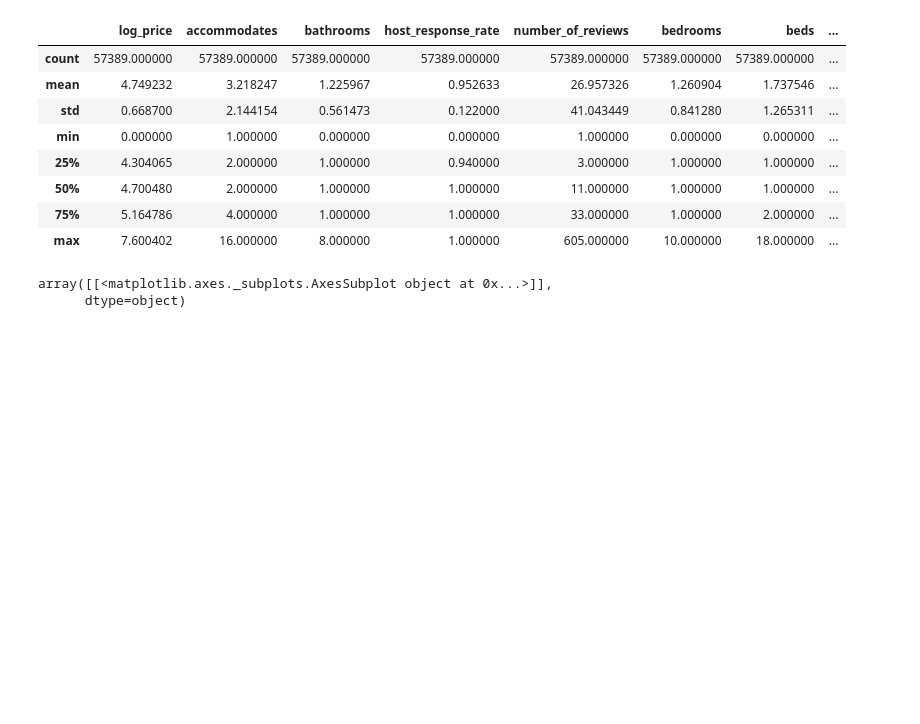
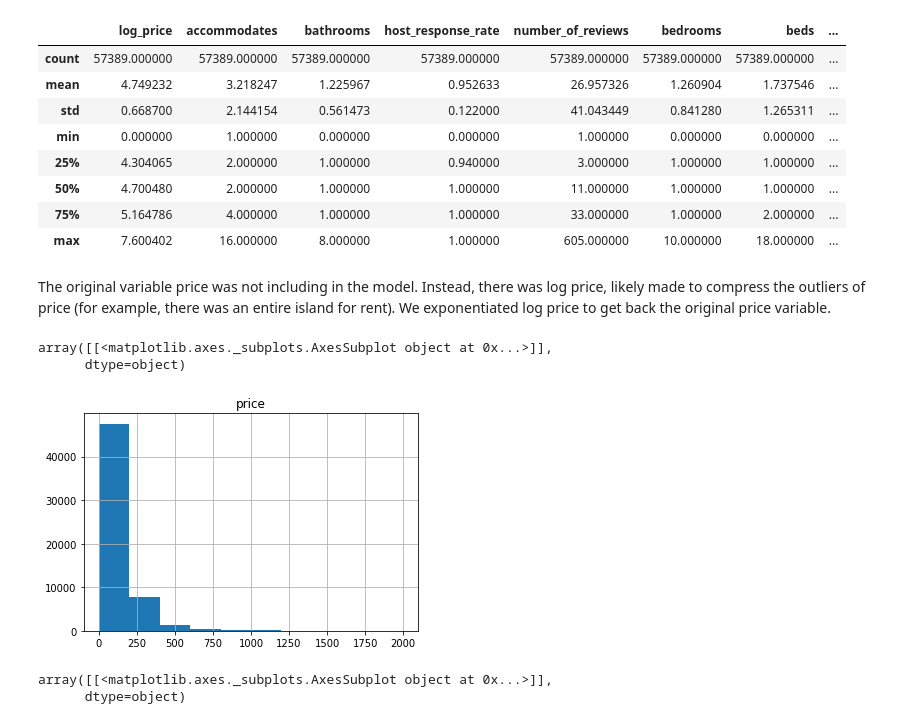
Before and after one commit to anguyen-07/DS7331-ML_Labs, a Jupyter notebook: Lab2_Classification/DS7331_Lab2_Classification_Airbnb.ipynb, the cells around one changed output. Cells and saved outputs as stored; diff of their text form; code cells hidden in the pictures; blank space fills up the shorter version.

```diff
--- a/Lab2_Classification/DS7331_Lab2_Classification_Airbnb.ipynb
+++ b/Lab2_Classification/DS7331_Lab2_Classification_Airbnb.ipynb
@@ -71,7 +71,7 @@ df[['grade', 'review_scores_rating']].head()
 # Clean up datatypes and duplicates
 df_ratings = df.dropna(subset=['review_scores_rating'])
 df_ratings.drop_duplicates(inplace=True)
-floats = ['log_price','bathrooms','latitude','longitude','review_scores_rating']
+floats = ['log_price','bathrooms','latitude','longitude','review_scores_rating', 'price']
 df_ratings[floats] = df_ratings[floats].astype(np.float64)
 ints = ['id','accommodates','number_of_reviews','bedrooms','beds']
 df_ratings["host_response_rate"] = df_ratings["host_response_rate"].str.rstrip('%').astype(np.float64)/100
@@ -135,7 +135,7 @@ df_imputed['host_since_days'] = df_imputed.apply(lambda row: (date_published - r
 Removed columns that are not meaningful in a modeling context (i.e., index,id), redundant with newly engineered features (i.e., amenities, description), or are likenly not useful in predicting the target variable grade_grouped.
 # %%
 # delete useless columns
-df_logistic = df_imputed.drop(['index','id','price','amenities','description','zipcode','description_length',
+df_logistic = df_imputed.drop(['index','id','amenities','description','zipcode','description_length',
                                'latitude','longitude','name','neighbourhood','review_scores_rating','thumbnail_url',
                                'zipcode'], axis=1)
 
@@ -221,6 +201,14 @@ df_final.describe()
 | 50% | 4.700480 | 2.000000 | 1.000000 | 1.000000 | 11.000000 | 1.000000 | 1.000000 | ... |
 | 75% | 5.164786 | 4.000000 | 1.000000 | 1.000000 | 33.000000 | 1.000000 | 2.000000 | ... |
 | max | 7.600402 | 16.000000 | 8.000000 | 1.000000 | 605.000000 | 10.000000 | 18.000000 | ... |
+# %% [markdown]
+The original variable price was not including in the model. Instead, there was log price, likely made to compress the outliers of price (for example, there was an entire island for rent). We exponentiated log price to get back the original price variable.
+# %%
+df_final.hist(column='price')
+# %% [output]
+array([[<matplotlib.axes._subplots.AxesSubplot object at 0x...>]],
+      dtype=object)
+[figure, added]
 # %%
 df_final.hist(column='log_price')
 # %% [output]
```
Also changed, not shown: parts of 2 cells of this notebook.
